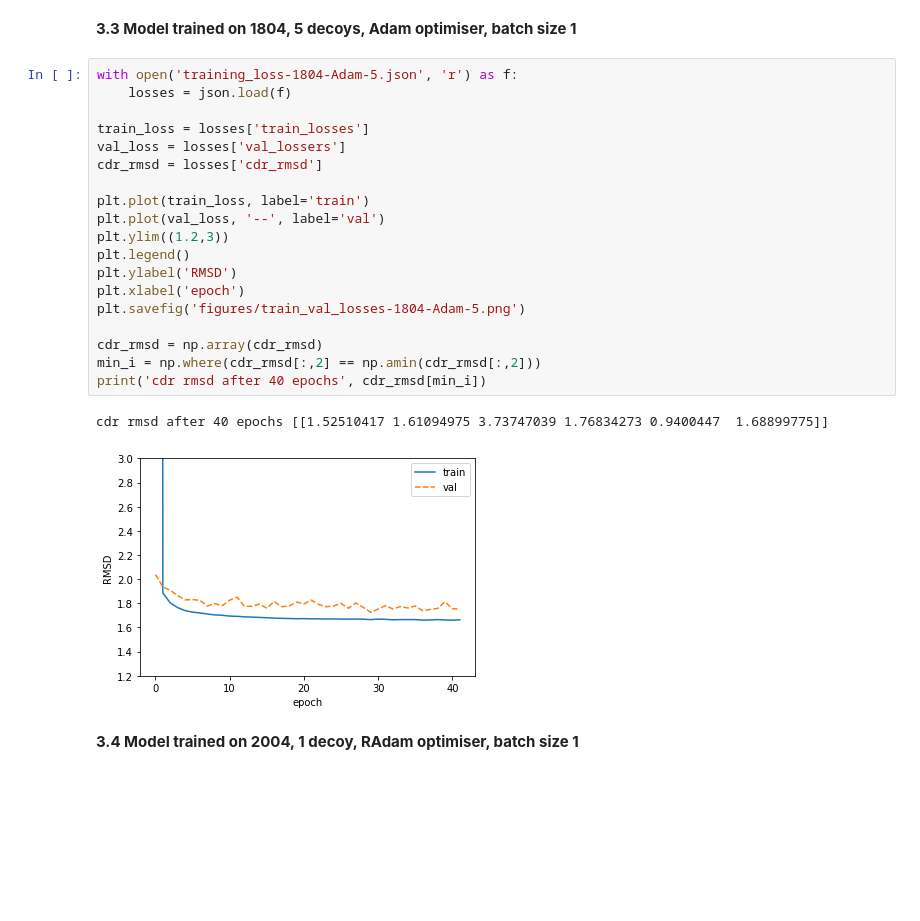
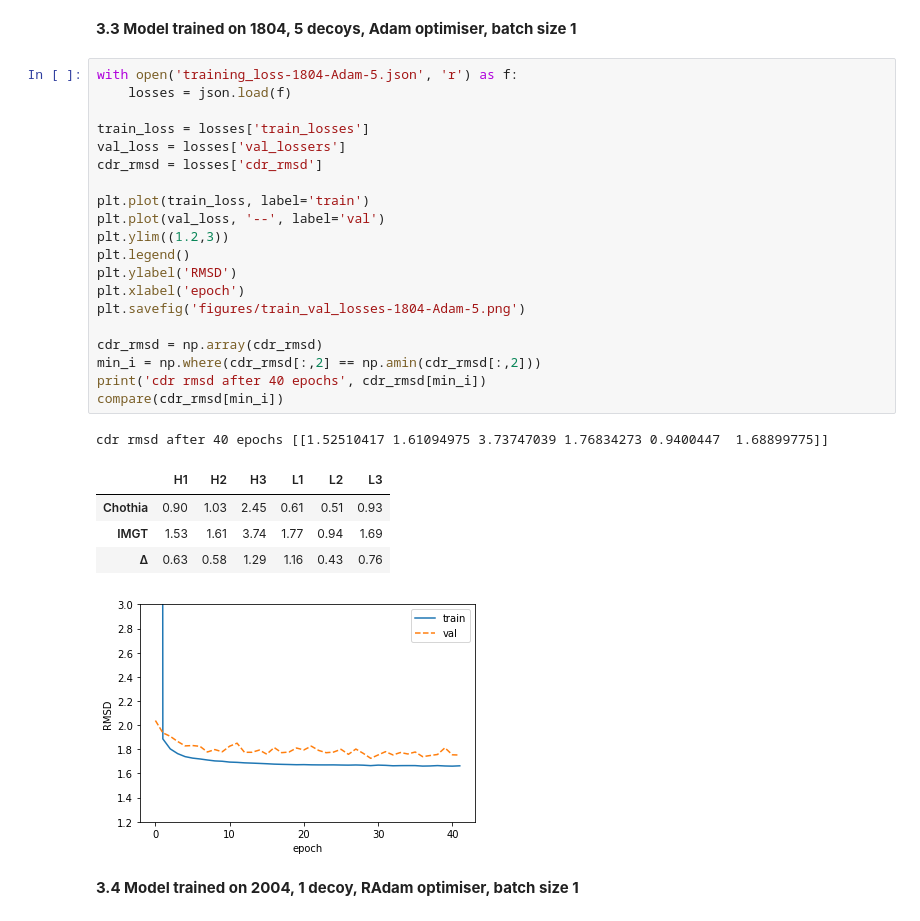
Before and after one commit to felixsihombing/ABlooper, a Jupyter notebook: analyse_training.ipynb, the cells around one changed output. Drawn from its saved outputs; the diff is of its cells as text; blank space fills up the shorter version.

```diff
--- a/analyse_training.ipynb
+++ b/analyse_training.ipynb
@@ -105,24 +117,29 @@ cdr rmsd after 200 epochs [[1.22105074 1.35108876 3.2126615  1.33345342 0.740244
 # %%
 with open('training_loss-1804-Adam-5.json', 'r') as f:
     losses = json.load(f)
 
 train_loss = losses['train_losses']
 val_loss = losses['val_lossers']
 cdr_rmsd = losses['cdr_rmsd']
 
 plt.plot(train_loss, label='train')
 plt.plot(val_loss, '--', label='val')
 plt.ylim((1.2,3))
 plt.legend()
 plt.ylabel('RMSD')
 plt.xlabel('epoch')
 plt.savefig('figures/train_val_losses-1804-Adam-5.png')
 
 cdr_rmsd = np.array(cdr_rmsd)
 min_i = np.where(cdr_rmsd[:,2] == np.amin(cdr_rmsd[:,2]))
 print('cdr rmsd after 40 epochs', cdr_rmsd[min_i])
+compare(cdr_rmsd[min_i])
 # %% [output]
 cdr rmsd after 40 epochs [[1.52510417 1.61094975 3.73747039 1.76834273 0.9400447  1.68899775]]
+|  | H1 | H2 | H3 | L1 | L2 | L3 |
+| Chothia | 0.90 | 1.03 | 2.45 | 0.61 | 0.51 | 0.93 |
+| IMGT | 1.53 | 1.61 | 3.74 | 1.77 | 0.94 | 1.69 |
+| Δ | 0.63 | 0.58 | 1.29 | 1.16 | 0.43 | 0.76 |
 [figure]
 # %% [markdown]
 **3.4 Model trained on 2004, 1 decoy, RAdam optimiser, batch size 1**
```
Also changed, not shown: parts of 4 cells of this notebook, 3 other files.
